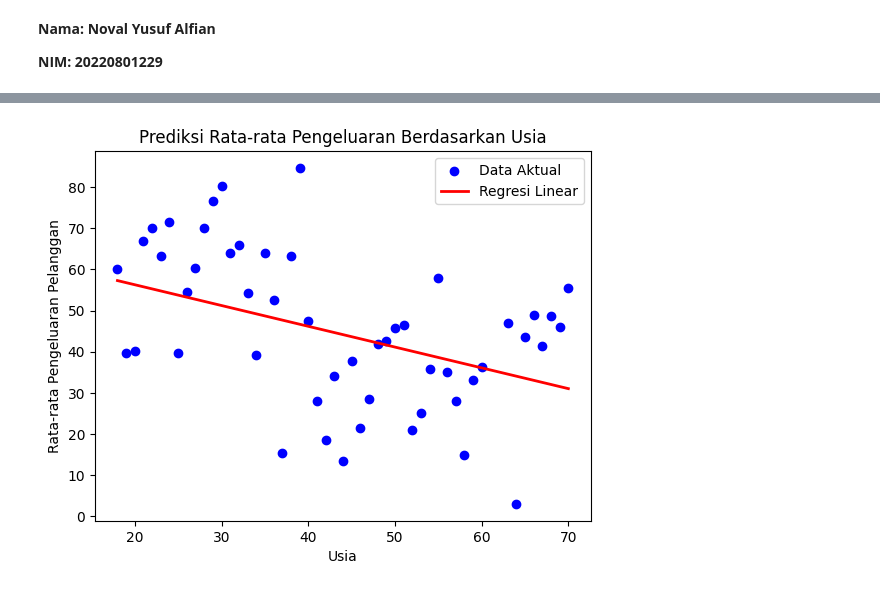
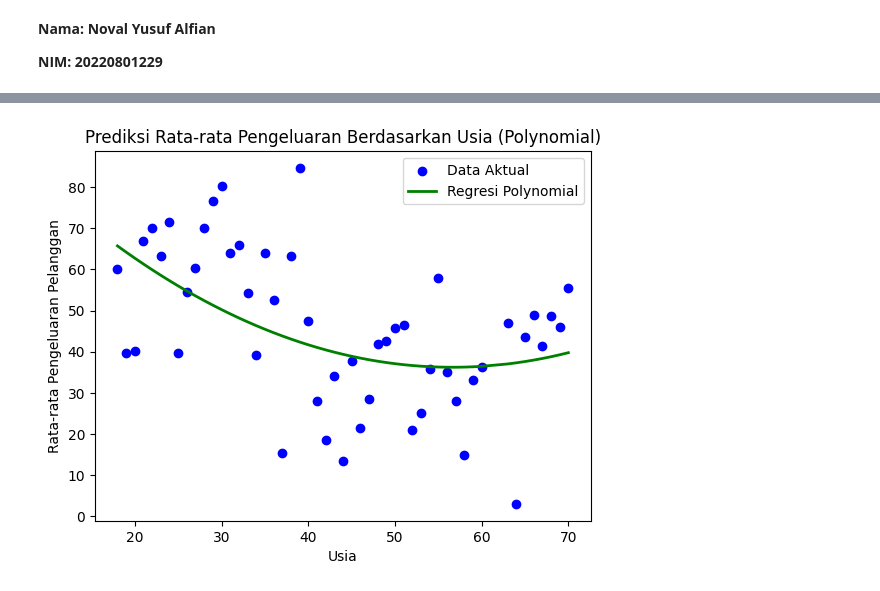
Before and after one commit to NovalYsf01/Artificial_Intellegence, a Jupyter notebook: Artificial_intellegence.ipynb, the cells around one changed output, grey strips where cells are left out. Saved outputs shown, nothing was run; the diff lists cells and outputs as text; code cells hidden in the pictures.

```diff
--- a/Artificial_intellegence.ipynb
+++ b/Artificial_intellegence.ipynb
@@ -8,59 +8,64 @@
 import numpy as np
 import pandas as pd
 import matplotlib.pyplot as plt
-from sklearn.model_selection import train_test_split
+from sklearn.model_selection import train_test_split, cross_val_score
 from sklearn.linear_model import LinearRegression
 from sklearn.metrics import mean_squared_error, r2_score
+from sklearn.preprocessing import PolynomialFeatures
+from sklearn.pipeline import make_pipeline
+from sklearn.preprocessing import StandardScaler
+import io
+from google.colab import files  # Tambahkan ini
 
-# 1. Mengunggah file CSV
-# (Assuming 'uploaded' and 'files' are defined elsewhere in your code)
+# Mengunggah file dari komputer lokal
+uploaded = files.upload()
 
-# Mengambil nama file yang diunggah secara dinamis
-file_name = list(uploaded.keys())[0]
+# Membaca file CSV yang baru diunggah
+file_name = list(uploaded.keys())[0]  # Nama file yang diunggah
+data = pd.read_csv(io.BytesIO(uploaded[file_name]))  # Membaca file CSV
 
-# Membaca file CSV yang diunggah
-data = pd.read_csv(io.BytesIO(uploaded[file_name]))
+print("Data yang diunggah:")
+print(data.head())
 
-# 2. Buat DataFrame Baru Berdasarkan Usia dan Rata-rata Pengeluaran
-# Asumsikan bahwa kita ingin memprediksi rata-rata pengeluaran berdasarkan usia pelanggan
-
-# Hitung rata-rata pengeluaran per usia
-# Replace 'df' with 'data'
+# 2. Membuat DataFrame Berdasarkan Usia dan Rata-rata Pengeluaran
 df_avg = data.groupby('Usia').agg({'Pengeluaran_USD': 'mean'}).reset_index()
-
 print("Contoh Dataset:")
 print(df_avg.head())
 
-# 3. Persiapkan Data untuk Model
-X = df_avg[['Usia']]  # Fitur: Usia
-y = df_avg['Pengeluaran_USD']  # Target: Rata-rata pengeluaran pelanggan
+# 3. Persiapan Data untuk Model
+X = df_avg[['Usia']]
+y = df_avg['Pengeluaran_USD']
 
-# Split data menjadi training dan testing
 X_train, X_test, y_train, y_test = train_test_split(X, y, test_size=0.2, random_state=42)
 
-# 4. Training Model Linear Regression
-model = LinearRegression()
-model.fit(X_train, y_train)
+# 4. Model Regresi Polinomial
+poly_model = make_pipeline(PolynomialFeatures(degree=2), StandardScaler(), LinearRegression())
+poly_model.fit(X_train, y_train)
 
 # 5. Prediksi dan Evaluasi
-y_pred = model.predict(X_test)
+y_poly_pred = poly_model.predict(X_test)
 
+mse_poly = mean_squared_error(y_test, y_poly_pred)
+r2_poly = r2_score(y_test, y_poly_pred)
+
+# 6. Cross-Validation
+cv_mse = -cross_val_score(poly_model, X, y, cv=5, scoring='neg_mean_squared_error').mean()
+print(f"Cross-validated MSE: {cv_mse}")
+
+# Menampilkan hasil prediksi
 print("\nHasil Prediksi:")
-print(pd.DataFrame({'Usia': X_test['Usia'], 'Pengeluaran Aktual': y_test, 'Pengeluaran Prediksi': y_pred}))
+print(pd.DataFrame({'Usia': X_test['Usia'], 'Pengeluaran Aktual': y_test, 'Pengeluaran Prediksi': y_poly_pred}))
 
-# Hitung Mean Squared Error (MSE) dan R-squared
-mse = mean_squared_error(y_test, y_pred)
-r2 = r2_score(y_test, y_pred)
+# MSE dan R-squared
+print(f"\nPolynomial Mean Squared Error (MSE): {mse_poly}")
+print(f"Polynomial R-squared: {r2_poly}")
 
-print(f"\nMean Squared Error (MSE): {mse}")
-print(f"R-squared: {r2}")
-
-# 6. Visualisasi Hasil
+# 7. Visualisasi Hasil
 plt.scatter(X, y, color='blue', label='Data Aktual')
-plt.plot(X, model.predict(X), color='red', linewidth=2, label='Regresi Linear')
+plt.plot(X, poly_model.predict(X), color='green', linewidth=2, label='Regresi Polynomial')
 plt.xlabel('Usia')
 plt.ylabel('Rata-rata Pengeluaran Pelanggan')
-plt.title('Prediksi Rata-rata Pengeluaran Berdasarkan Usia')
+plt.title('Prediksi Rata-rata Pengeluaran Berdasarkan Usia (Polynomial)')
 plt.legend()
 plt.show()
 # %% [output]
@@ -84 +90 @@ R-squared: 0.2360587002009763
-[figure, old version]
+[figure, new version]
```
Also changed, not shown: parts of 2 cells of this notebook.
